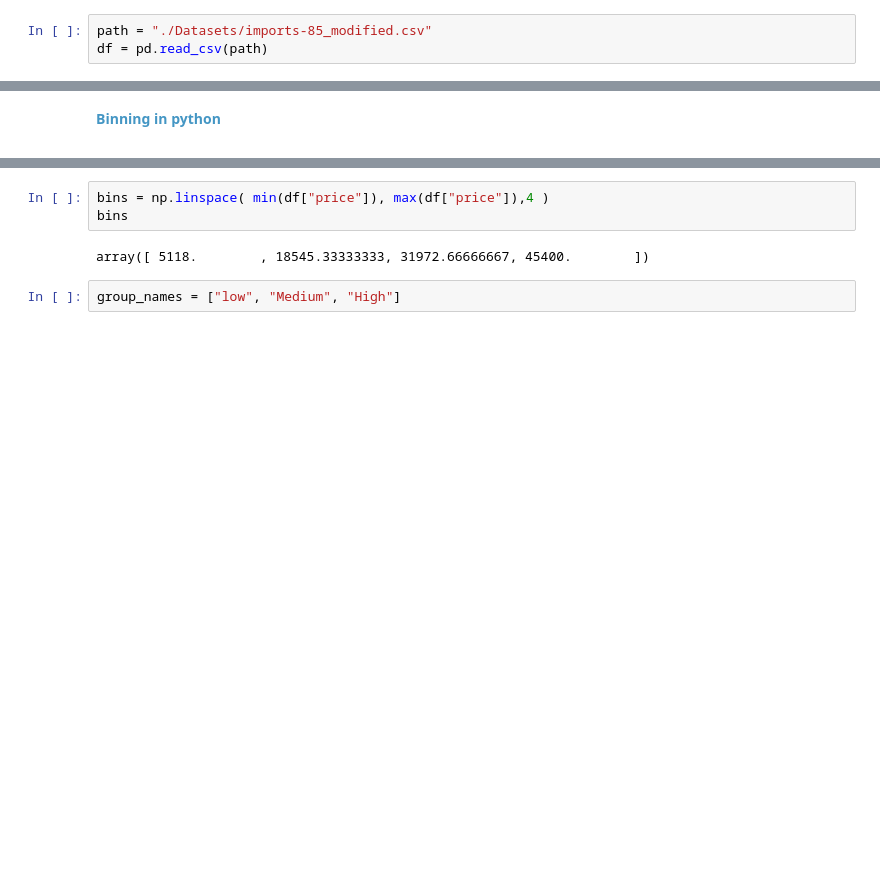
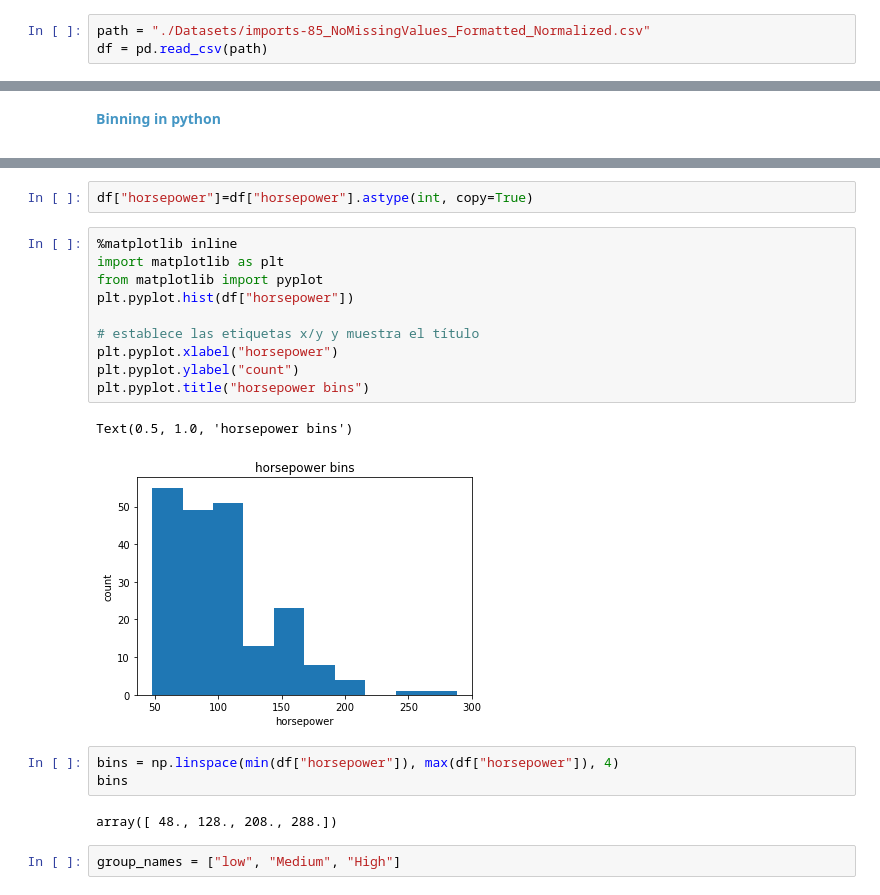
Before and after one commit to sltm-14/AI-101, a Jupyter notebook: Data_Analysis/02_04 Binning (Discretización).ipynb, the cells around one changed output, grey strips where cells are left out. Drawn from its saved outputs; the diff is of its cells as text; blank space fills up the shorter version.

```diff
--- a/Data_Analysis/02_04 Binning (Discretización).ipynb
+++ b/Data_Analysis/02_04 Binning (Discretización).ipynb
@@ -31,3 +33,3 @@ import numpy as np
 # %%
-path = "./Datasets/imports-85_modified.csv"
+path = "./Datasets/imports-85_NoMissingValues_Formatted_Normalized.csv"
 df = pd.read_csv(path)
@@ -48,8 +66,23 @@ df["price"] = df["price"].astype("int")
 # %%
-bins = np.linspace( min(df["price"]), max(df["price"]),4 )
-bins
+df["horsepower"]=df["horsepower"].astype(int, copy=True)
-# %% [output]
-array([ 5118.        , 18545.33333333, 31972.66666667, 45400.        ])
+# %%
+%matplotlib inline
+import matplotlib as plt
+from matplotlib import pyplot
+plt.pyplot.hist(df["horsepower"])
+
+# establece las etiquetas x/y y muestra el título
+plt.pyplot.xlabel("horsepower")
+plt.pyplot.ylabel("count")
+plt.pyplot.title("horsepower bins")
+# %% [output]
+Text(0.5, 1.0, 'horsepower bins')
+[figure, added]
+# %%
+bins = np.linspace(min(df["horsepower"]), max(df["horsepower"]), 4)
+bins
+# %% [output]
+array([ 48., 128., 208., 288.])
 # %%
 group_names = ["low", "Medium", "High"]
 # %%
```
Also changed, not shown: parts of 12 cells of this notebook, 10 other files.
